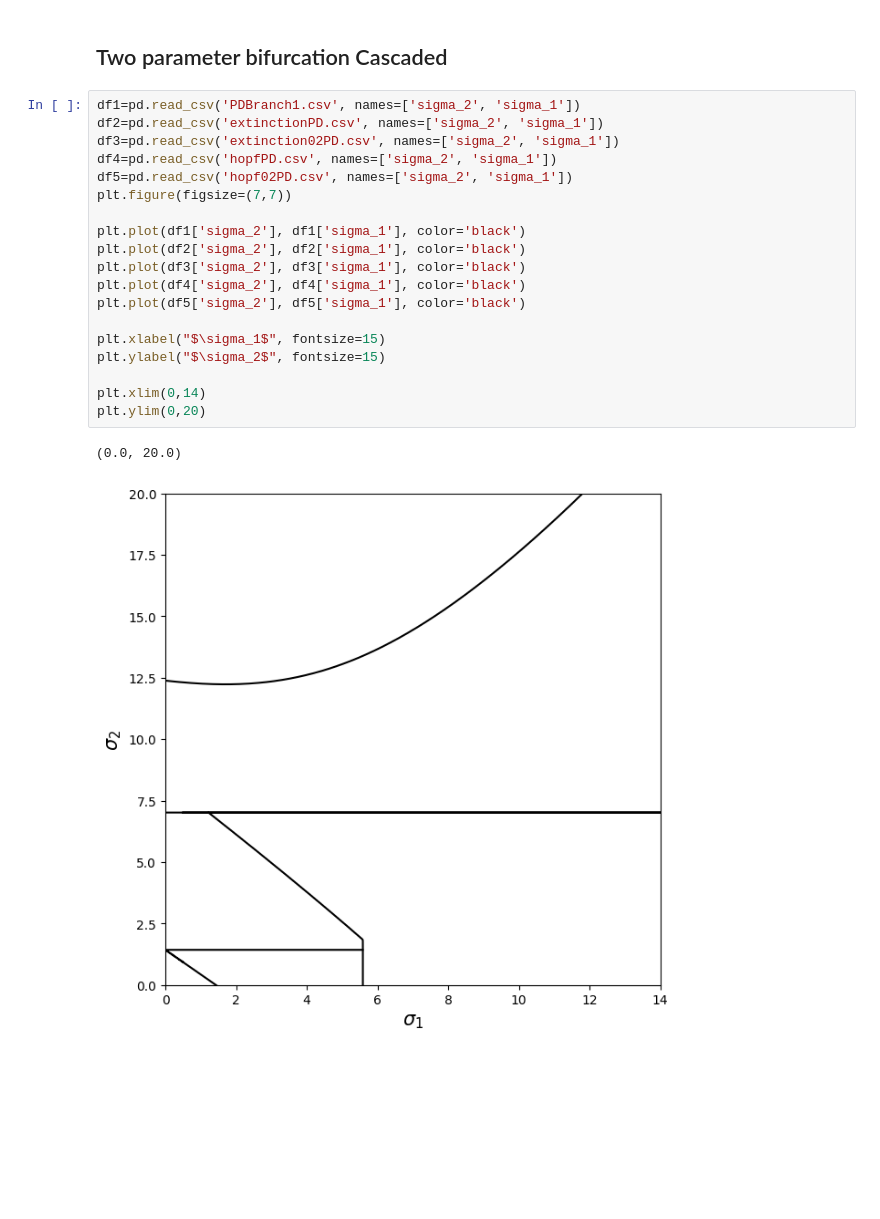
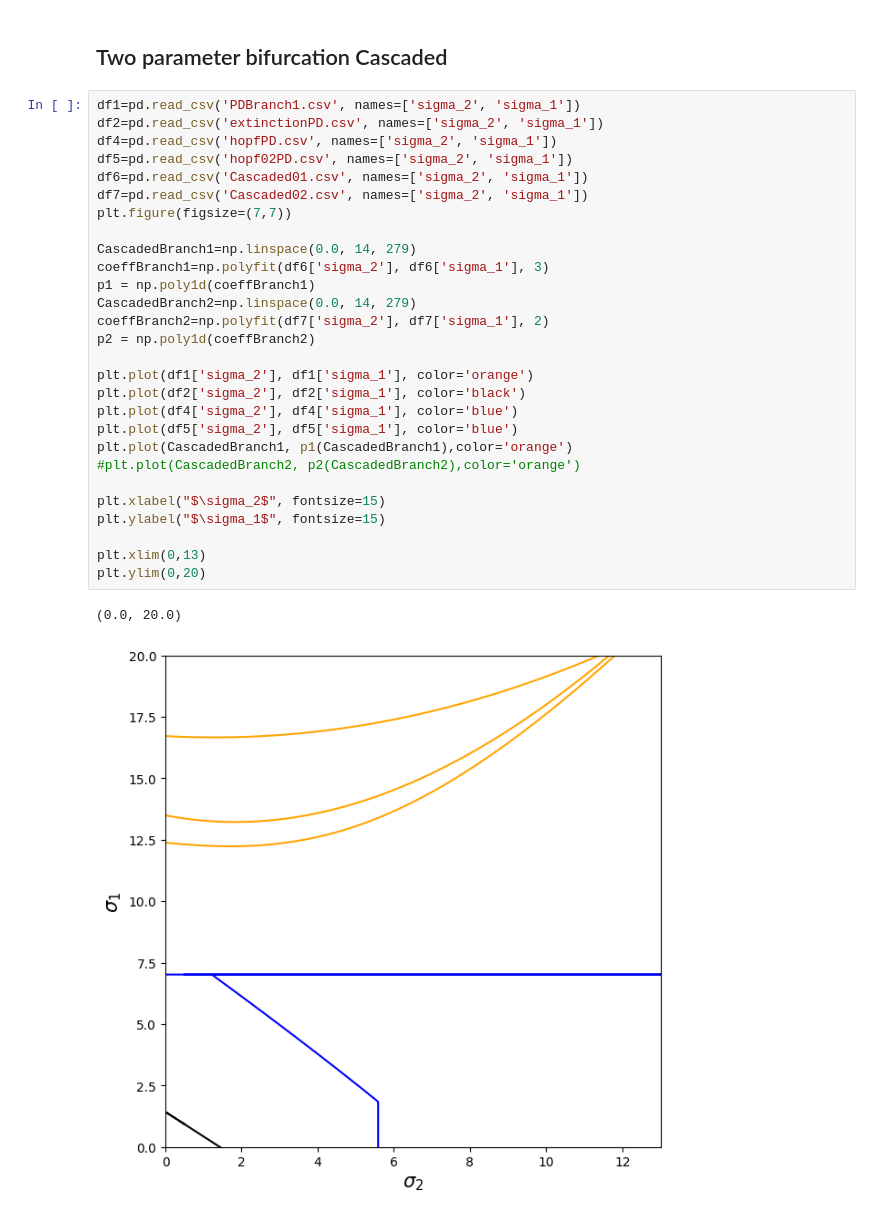
Before and after one commit to FredRobs/Bacteria-and-Viruses, a Jupyter notebook: XPPAUT_Data/fileReader.ipynb, the cells around one changed output. Drawn from its saved outputs; the diff is of its cells as text; blank space fills up the shorter version.

```diff
--- a/XPPAUT_Data/fileReader.ipynb
+++ b/XPPAUT_Data/fileReader.ipynb
@@ -103,22 +103,31 @@ plt.ylim(2,12)
 # %%
 df1=pd.read_csv('PDBranch1.csv', names=['sigma_2', 'sigma_1'])
 df2=pd.read_csv('extinctionPD.csv', names=['sigma_2', 'sigma_1'])
-df3=pd.read_csv('extinction02PD.csv', names=['sigma_2', 'sigma_1'])
 df4=pd.read_csv('hopfPD.csv', names=['sigma_2', 'sigma_1'])
 df5=pd.read_csv('hopf02PD.csv', names=['sigma_2', 'sigma_1'])
+df6=pd.read_csv('Cascaded01.csv', names=['sigma_2', 'sigma_1'])
+df7=pd.read_csv('Cascaded02.csv', names=['sigma_2', 'sigma_1'])
 plt.figure(figsize=(7,7))
 
-plt.plot(df1['sigma_2'], df1['sigma_1'], color='black')
+CascadedBranch1=np.linspace(0.0, 14, 279)
+coeffBranch1=np.polyfit(df6['sigma_2'], df6['sigma_1'], 3)
+p1 = np.poly1d(coeffBranch1)
+CascadedBranch2=np.linspace(0.0, 14, 279)
+coeffBranch2=np.polyfit(df7['sigma_2'], df7['sigma_1'], 2)
+p2 = np.poly1d(coeffBranch2)
+
+plt.plot(df1['sigma_2'], df1['sigma_1'], color='orange')
 plt.plot(df2['sigma_2'], df2['sigma_1'], color='black')
-plt.plot(df3['sigma_2'], df3['sigma_1'], color='black')
-plt.plot(df4['sigma_2'], df4['sigma_1'], color='black')
-plt.plot(df5['sigma_2'], df5['sigma_1'], color='black')
+plt.plot(df4['sigma_2'], df4['sigma_1'], color='blue')
+plt.plot(df5['sigma_2'], df5['sigma_1'], color='blue')
+plt.plot(CascadedBranch1, p1(CascadedBranch1),color='orange')
+#plt.plot(CascadedBranch2, p2(CascadedBranch2),color='orange')
 
-plt.xlabel("$\sigma_1$", fontsize=15)
-plt.ylabel("$\sigma_2$", fontsize=15)
+plt.xlabel("$\sigma_2$", fontsize=15)
+plt.ylabel("$\sigma_1$", fontsize=15)
 
-plt.xlim(0,14)
+plt.xlim(0,13)
 plt.ylim(0,20)
 # %% [output]
 (0.0, 20.0)
-[figure, old version]
+[figure, new version]
```
Also changed, not shown: 6 other files.
